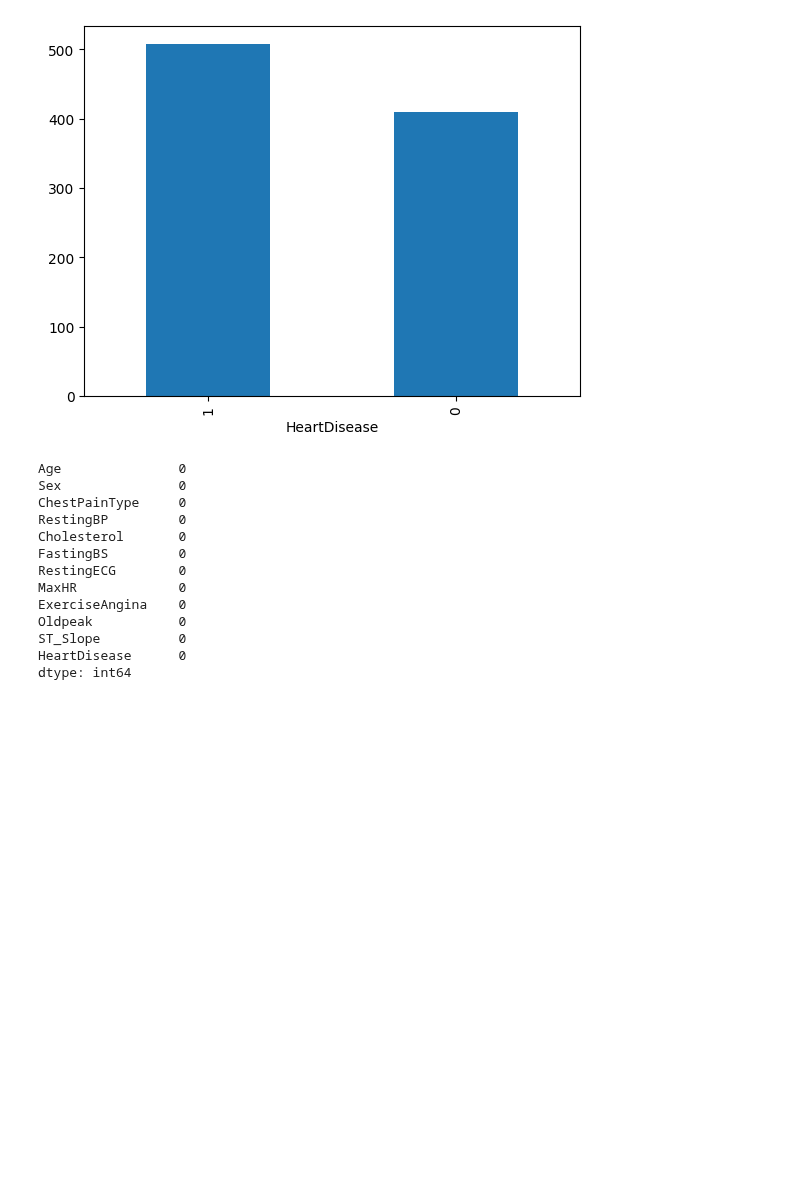
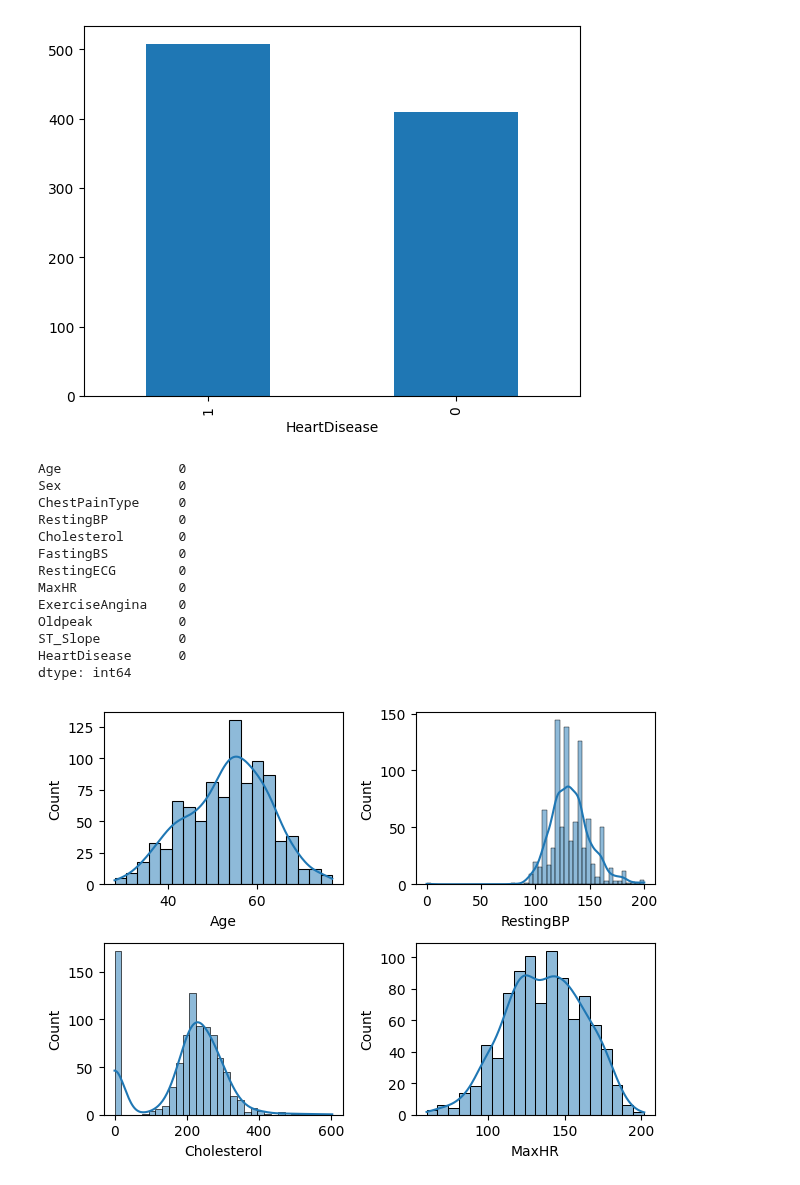
Before and after one commit to Murali-Manohar31/ML-work, a Jupyter notebook: Heart_project/heart.ipynb, the cells around one changed output. Saved outputs shown, nothing was run; the diff lists cells and outputs as text; code cells hidden in the pictures; blank space fills up the shorter version.

```diff
--- a/Heart_project/heart.ipynb
+++ b/Heart_project/heart.ipynb
@@ -89,3 +89,17 @@ Oldpeak           0
 ST_Slope          0
 HeartDisease      0
 dtype: int64
+# %%
+def plotting(var,num):
+    plt.subplot(2,2,num)
+    sns.histplot(df[var],kde=True)
+
+
+plotting('Age',1)
+plotting('RestingBP',2)
+plotting('Cholesterol',3)
+plotting('MaxHR',4)
+
+plt.tight_layout()#to avoid overlapping
+# %% [output]
+[figure, added]
```
Also changed, not shown: parts of 3 cells of this notebook.
